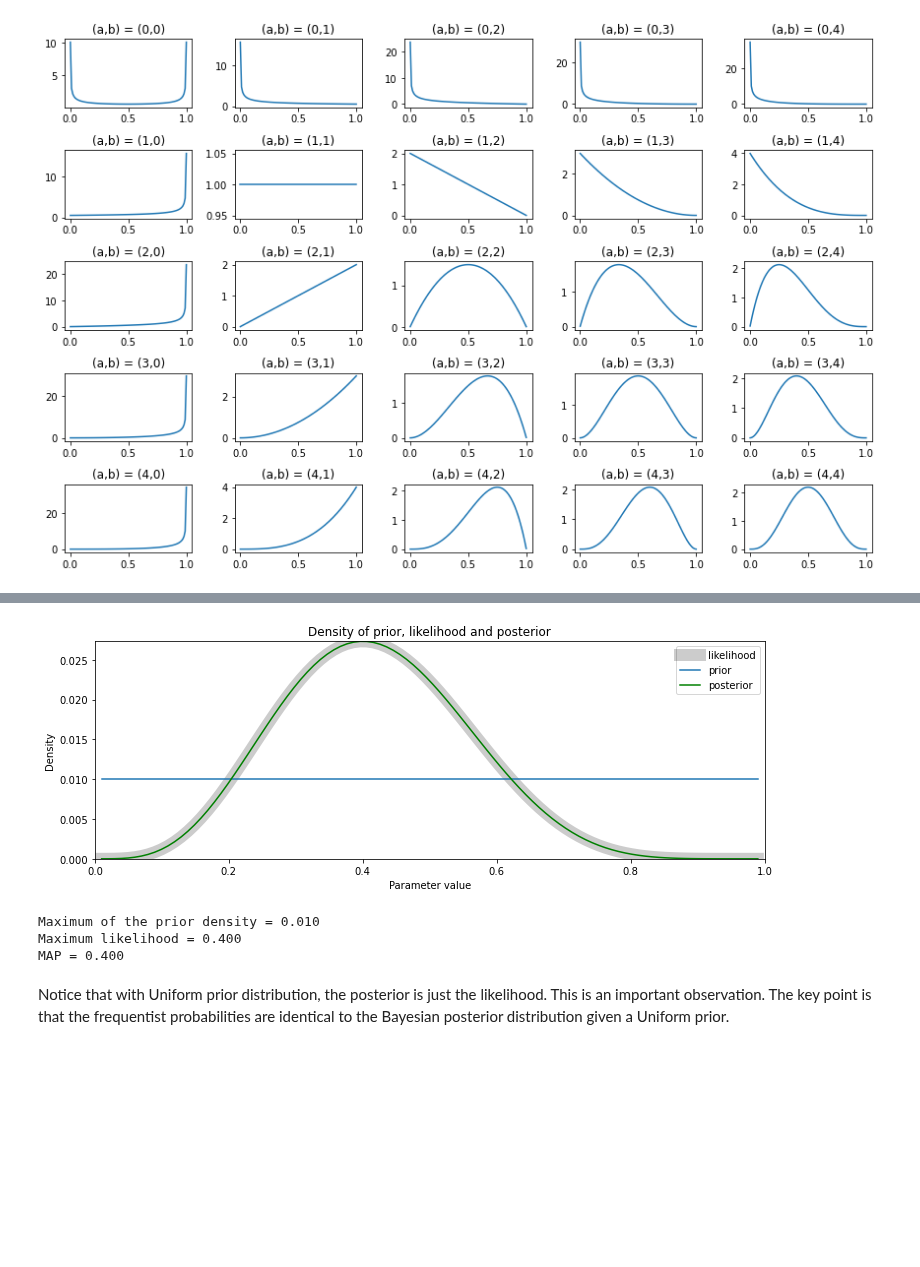
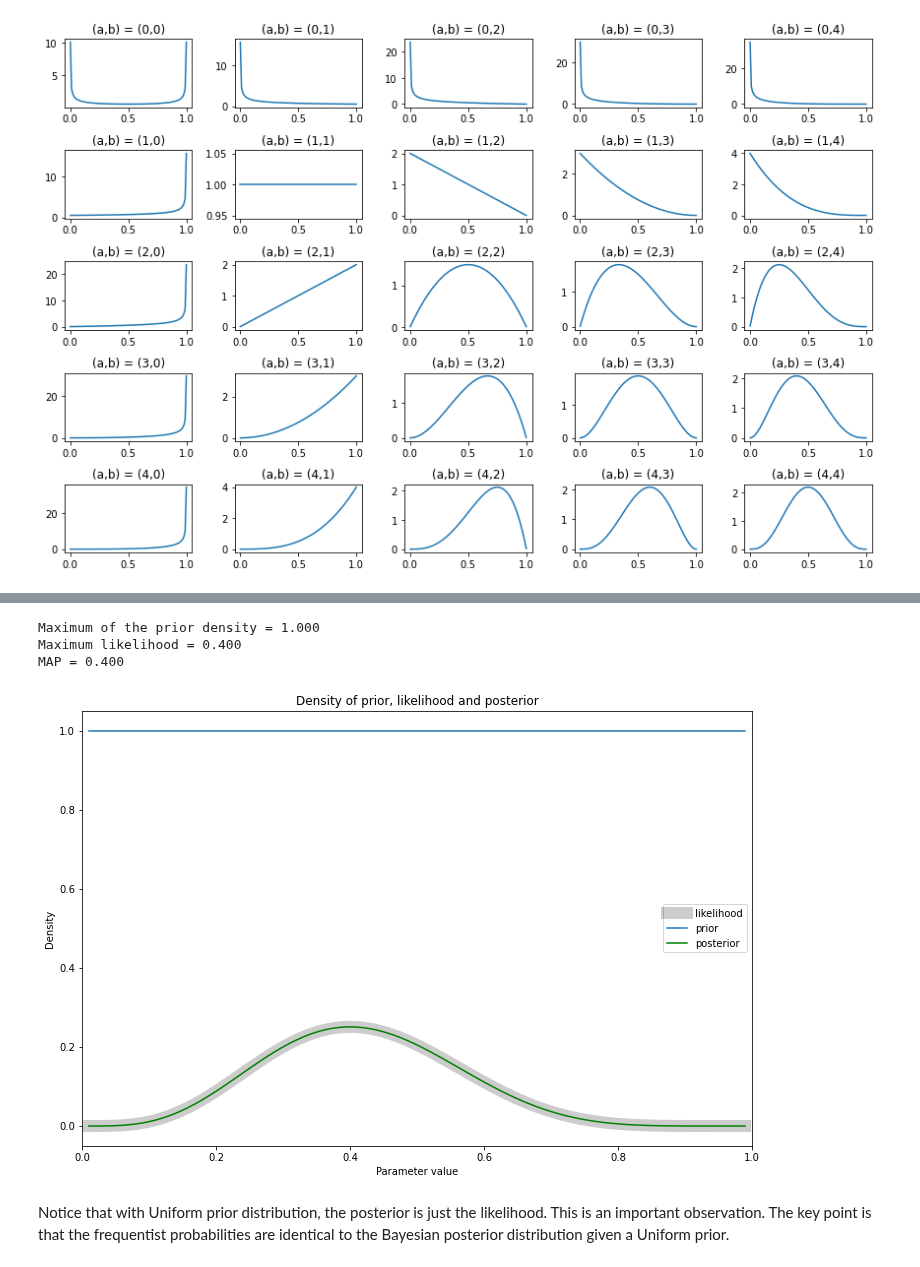
Before and after one commit to StephenElston/DataScience410, a Jupyter notebook: Lecture5/IntroductionToBayes.ipynb, the cells around one changed output, grey strips where cells are left out. Drawn from its saved outputs; the diff is of its cells as text; code cells hidden in the pictures; blank space fills up the shorter version.

Commit message:
Improved Binomial estimation example

```diff
--- a/Lecture5/IntroductionToBayes.ipynb
+++ b/Lecture5/IntroductionToBayes.ipynb
@@ -458,7 +456,7 @@ plt.figure(figsize=(12, 8))
 
 alpha = [.5, 1, 2, 3, 4]
 beta = alpha[:]
-x = numpy.linspace(.001, .999, num=100)
+x = np.linspace(.001, .999, num=100)
 
 for i, (a, b) in enumerate(itertools.product(alpha, beta)):
     plt.subplot(len(alpha), len(beta), i+1)
@@ -470,7 +481,11 @@ plt.tight_layout()
 # %%
+def beta_prior(p, a, b):
+    pp = scipy.stats.beta.pdf(p, a, b)
+    return pp
+
 N = 100
-p = numpy.linspace(.01, .99, num=N)
-pp = [1./N] * N
+p = np.linspace(.01, .99, num=N)
+pp = beta_prior(p, 1.0, 1.0 )
 plt.plot(p, pp, linewidth=2, color='blue')
 plt.xlabel('p')
 plt.ylabel('Probability density')
@@ -482,13 +501,10 @@ Next, we need to compute the likelihood. The likelihood is the probability of th
 # %%
-def likelihood(p, data):
+def binomial_likelihood(p, data):
     k = sum(data)
-    N = len(data)
-    # Compute Binomial likelihood
-    l = scipy.special.comb(N, k) * p**k * (1-p)**(N-k)
-    # Normalize the likelihood to sum to unity
-    return l/sum(l)
+    n = len(data)
+    return scipy.stats.binom.pmf(k, n, p)
 
-l = likelihood(p, distracted)
+l = binomial_likelihood(p, distracted)
 plt.plot(p, l)
 plt.title('Likelihood function')
 plt.xlabel('Parameter')
@@ -506,4 +513,0 @@ Now that we have a prior and a likelihood we are in a position to compute the po
-# %%
-def posterior(prior, like):
-    post = prior * like # compute the product of the probabilities
-    return post / sum(post) # normalize the distribution to sum to unity
@@ -510,29 +534,33 @@ def posterior(prior, like):
 # %%
+def posterior(prior, like):
+    return np.multiply(prior, like) # compute the product of the probabilities
+
 def plot_post(prior, like, post, x):
     maxy = max(max(prior), max(like), max(post))
-    plt.figure(figsize=(12, 4))
+    plt.figure(figsize=(12, 8))
     plt.plot(x, like, label='likelihood', linewidth=12, color='black', alpha=.2)
     plt.plot(x, prior, label='prior')
     plt.plot(x, post, label='posterior', color='green')
-    plt.ylim(0, maxy)
+#    plt.ylim(0, maxy)
     plt.xlim(0, 1)
     plt.title('Density of prior, likelihood and posterior')
     plt.xlabel('Parameter value')
     plt.ylabel('Density')
     plt.legend()
+    print_maximums(prior, like, post)
+
+def print_maximums(pp, l, post):
+    print('\n\nMaximum of the prior density = %.3f' % max(pp))
+    print('Maximum likelihood = %.3f' % float(float(np.argmax(l))/100.0 + 0.01))
+    print('MAP = %.3f' % float(float(np.argmax(post))/100.0 + 0.01))
 
 post = posterior(pp, l)
 plot_post(pp, l, post, p)
 # %% [output]
+Maximum of the prior density = 1.000
+Maximum likelihood = 0.400
+MAP = 0.400
-[figure, old version]
+[figure, new version]
-# %%
-print('Maximum of the prior density = %.3f' % max(pp))
-print('Maximum likelihood = %.3f' % float(float(numpy.argmax(l))/100.0 + 0.01))
-print('MAP = %.3f' % float(float(numpy.argmax(post))/100.0 + 0.01))
-# %% [output]
-Maximum of the prior density = 0.010
-Maximum likelihood = 0.400
-MAP = 0.400
 # %% [markdown]
 Notice that with Uniform prior distribution, the posterior is just the likelihood. This is an important observation. The key point is that the frequentist probabilities are identical to the Bayesian posterior distribution given a Uniform prior.
 # %% [markdown]
```
Also changed, not shown: parts of 18 cells of this notebook.
